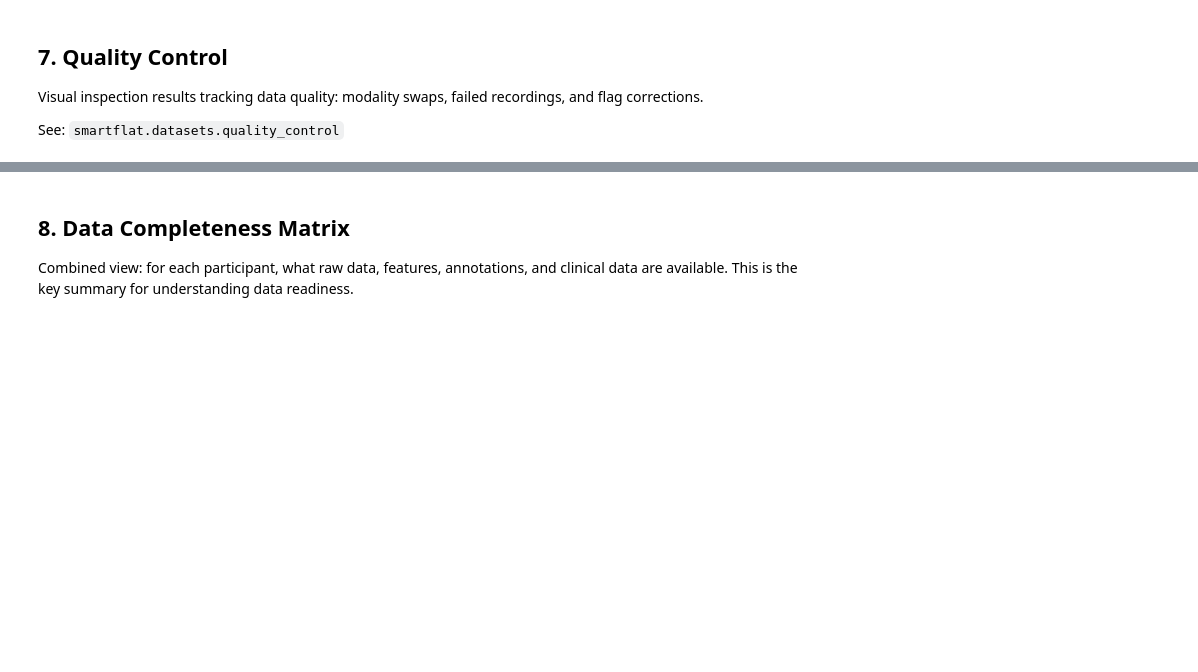
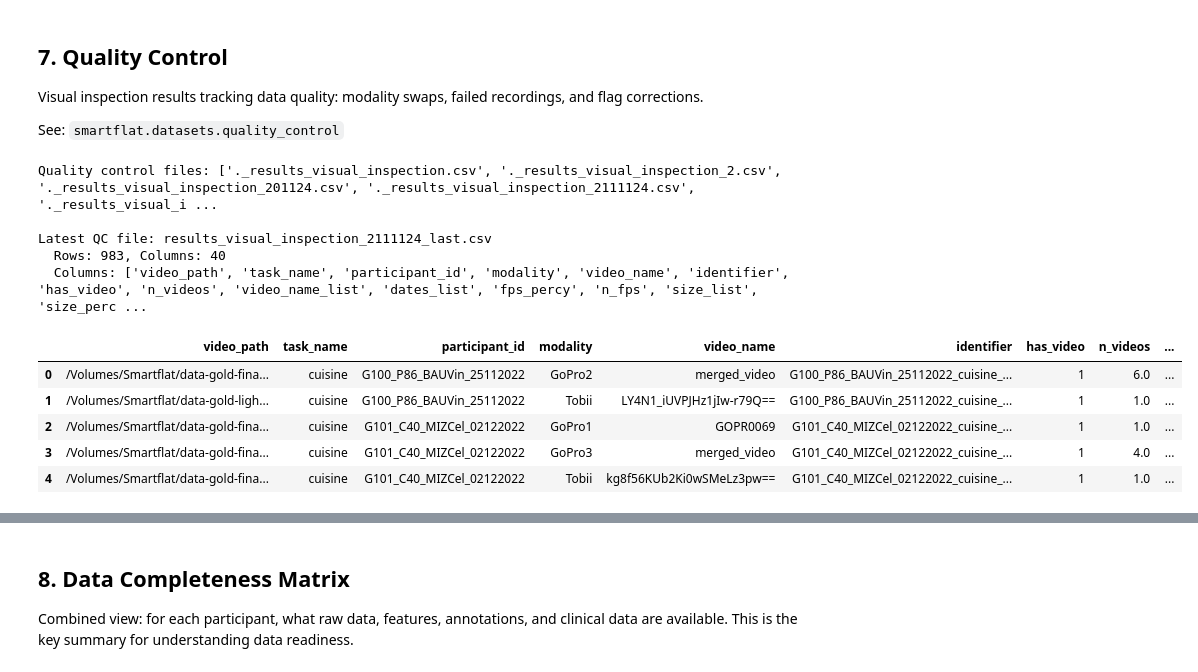
Before and after one commit to samperochon/smartflat, a Jupyter notebook: notebooks/00_data_overview.ipynb, the cells around one changed output, grey strips where cells are left out. Drawn from its saved outputs; the diff is of its cells as text; code cells hidden in the pictures; blank space fills up the shorter version.

Commit message:
minor fixes in 00_data_overview.ipynb

```diff
--- a/notebooks/00_data_overview.ipynb
+++ b/notebooks/00_data_overview.ipynb
@@ -794,23 +1011,36 @@ See: `smartflat.datasets.quality_control`
 # %%
 # Load the latest QC results
 qc_dir = os.path.join(data_root, "dataframes", "quality-control")
 qc_files = sorted(os.listdir(qc_dir)) if os.path.isdir(qc_dir) else []
 print(f"Quality control files: {qc_files}\n")
 
 # Use the latest file
 qc_latest = os.path.join(qc_dir, "results_visual_inspection_2111124_last.csv")
 if not os.path.isfile(qc_latest) and qc_files:
     qc_latest = os.path.join(qc_dir, qc_files[-1])
 
 if os.path.isfile(qc_latest):
-    df_qc = pd.read_csv(qc_latest)
+    # df_qc = pd.read_csv(qc_latest) # ne fonctionne pas
+    df_qc = pd.read_csv(qc_latest, sep=";")
     print(f"Latest QC file: {os.path.basename(qc_latest)}")
     print(f"  Rows: {len(df_qc)}, Columns: {df_qc.shape[1]}")
     print(f"  Columns: {list(df_qc.columns)}\n")
     display(df_qc.head(5))
 else:
     df_qc = None
     print("No QC files found.")
+# %% [output]
+Quality control files: ['._results_visual_inspection.csv', '._results_visual_inspection_2.csv', '._results_visual_inspection_201124.csv', '._results_visual_inspection_2111124.csv', '._results_visual_i ...
+
+Latest QC file: results_visual_inspection_2111124_last.csv
+  Rows: 983, Columns: 40
+  Columns: ['video_path', 'task_name', 'participant_id', 'modality', 'video_name', 'identifier', 'has_video', 'n_videos', 'video_name_list', 'dates_list', 'fps_percy', 'n_fps', 'size_list', 'size_perc ...
+|  | video_path | task_name | participant_id | modality | video_name | identifier | has_video | n_videos | ... |
+| 0 | /Volumes/Smartflat/data-gold-fina... | cuisine | G100_P86_BAUVin_25112022 | GoPro2 | merged_video | G100_P86_BAUVin_25112022_cuisine_... | 1 | 6.0 | ... |
+| 1 | /Volumes/Smartflat/data-gold-ligh... | cuisine | G100_P86_BAUVin_25112022 | Tobii | LY4N1_iUVPJHz1jIw-r79Q== | G100_P86_BAUVin_25112022_cuisine_... | 1 | 1.0 | ... |
+| 2 | /Volumes/Smartflat/data-gold-fina... | cuisine | G101_C40_MIZCel_02122022 | GoPro1 | GOPR0069 | G101_C40_MIZCel_02122022_cuisine_... | 1 | 1.0 | ... |
+| 3 | /Volumes/Smartflat/data-gold-fina... | cuisine | G101_C40_MIZCel_02122022 | GoPro3 | merged_video | G101_C40_MIZCel_02122022_cuisine_... | 1 | 4.0 | ... |
+| 4 | /Volumes/Smartflat/data-gold-fina... | cuisine | G101_C40_MIZCel_02122022 | Tobii | kg8f56KUb2Ki0wSMeLz3pw== | G101_C40_MIZCel_02122022_cuisine_... | 1 | 1.0 | ... |
 # %%
 # QC issue summary
 if df_qc is not None:
```
Also changed, not shown: parts of 33 cells of this notebook, 1 other file.
